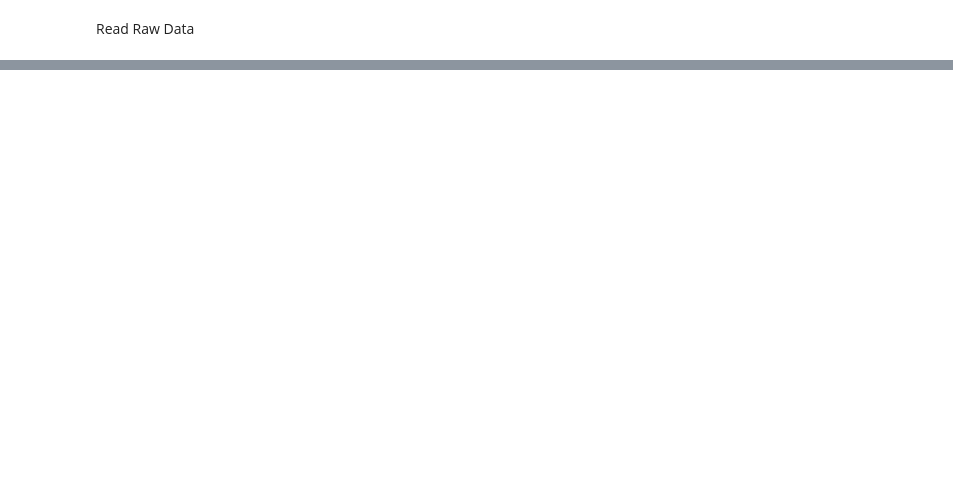
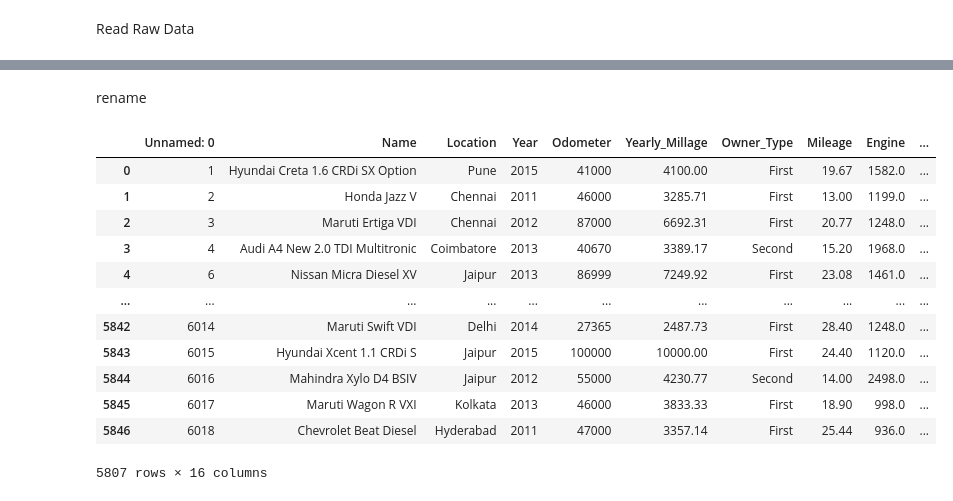
Before and after one commit to Ambrgna/CS-5530-Assignment-2, a Jupyter notebook: used_cars/src/used_cars.ipynb, the cells around one changed output, grey strips where cells are left out. Drawn from its saved outputs; the diff is of its cells as text; code cells hidden in the pictures; blank space fills up the shorter version.

```diff
--- a/used_cars/src/used_cars.ipynb
+++ b/used_cars/src/used_cars.ipynb
@@ -146,0 +116,12 @@ numeric_summary
+# %%
+from datetime import datetime
+
+df_feature = df_encoded.copy()
+
+current_year = datetime.now().year
+
+yearly_millage = (df_feature['Kilometers_Driven'] / (current_year-df_feature["Year"])).round(2)
+
+index = df_feature.columns.get_loc("Kilometers_Driven")
+df_feature.insert(index + 1, "Yearly_Millage", yearly_millage)
+df_feature
@@ -146,0 +180,20 @@ numeric_summary
+# %% [markdown]
+rename
+# %%
+df_renamed = df_feature.copy()
+df_renamed.rename(columns={"Kilometers_Driven": "Odometer"}, inplace=True)
+df_renamed
+# %% [output]
+|  | Unnamed: 0 | Name | Location | Year | Odometer | Yearly_Millage | Owner_Type | Mileage | Engine | ... |
+| 0 | 1 | Hyundai Creta 1.6 CRDi SX Option | Pune | 2015 | 41000 | 4100.00 | First | 19.67 | 1582.0 | ... |
+| 1 | 2 | Honda Jazz V | Chennai | 2011 | 46000 | 3285.71 | First | 13.00 | 1199.0 | ... |
+| 2 | 3 | Maruti Ertiga VDI | Chennai | 2012 | 87000 | 6692.31 | First | 20.77 | 1248.0 | ... |
+| 3 | 4 | Audi A4 New 2.0 TDI Multitronic | Coimbatore | 2013 | 40670 | 3389.17 | Second | 15.20 | 1968.0 | ... |
+| 4 | 6 | Nissan Micra Diesel XV | Jaipur | 2013 | 86999 | 7249.92 | First | 23.08 | 1461.0 | ... |
+| ... | ... | ... | ... | ... | ... | ... | ... | ... | ... | ... |
+| 5842 | 6014 | Maruti Swift VDI | Delhi | 2014 | 27365 | 2487.73 | First | 28.40 | 1248.0 | ... |
+| 5843 | 6015 | Hyundai Xcent 1.1 CRDi S | Jaipur | 2015 | 100000 | 10000.00 | First | 24.40 | 1120.0 | ... |
+| 5844 | 6016 | Mahindra Xylo D4 BSIV | Jaipur | 2012 | 55000 | 4230.77 | Second | 14.00 | 2498.0 | ... |
+| 5845 | 6017 | Maruti Wagon R VXI | Kolkata | 2013 | 46000 | 3833.33 | First | 18.90 | 998.0 | ... |
+| 5846 | 6018 | Chevrolet Beat Diesel | Hyderabad | 2011 | 47000 | 3357.14 | First | 25.44 | 936.0 | ... |
+5807 rows × 16 columns
```
Also changed, not shown: parts of 31 cells of this notebook.
